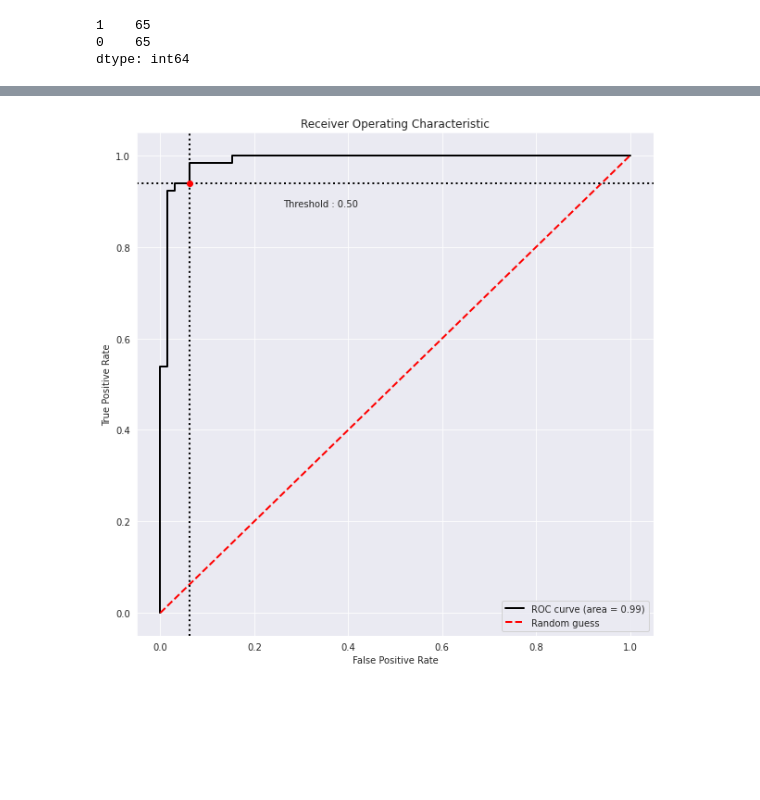
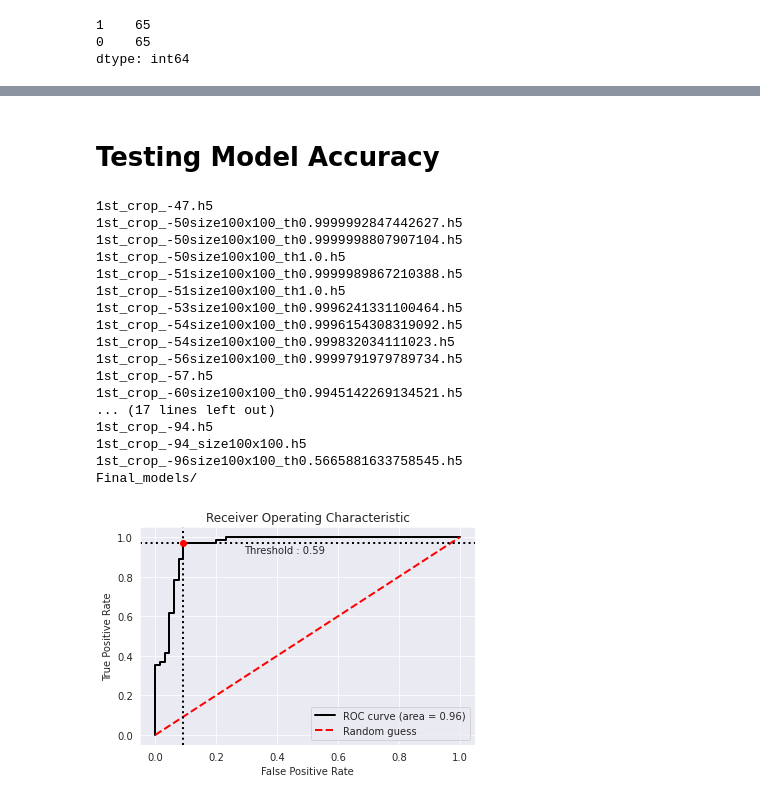
Before and after one commit to robretoarenal/TOV_DataAcquisition, a Jupyter notebook: ML_Cropped_images.ipynb, the cells around one changed output, grey strips where cells are left out. Saved outputs shown, nothing was run; the diff lists cells and outputs as text; code cells hidden in the pictures; blank space fills up the shorter version.

```diff
--- a/ML_Cropped_images.ipynb
+++ b/ML_Cropped_images.ipynb
@@ -141,9 +141,9 @@ for i in range(10):
 # %%
 from sklearn.model_selection import train_test_split
 
-X_train, X_test, y_train, y_test = train_test_split(Images, Labels, test_size=0.33, shuffle = True, random_state = 1)
+unbalanced_X_train, unbalanced_X_test, unbalanced_y_train, unbalanced_y_test = train_test_split(Images, Labels, test_size=0.33, shuffle = True, random_state = 1)
 
-pd.DataFrame(y_train).value_counts()
+pd.DataFrame(unbalanced_y_train).value_counts()
 # %% [output]
 0    212
 1    141
@@ -152,27 +152,27 @@ dtype: int64
 from random import sample
 #prepare training data by sampling
 temp = []
-for idx, label in enumerate(y_train):
+for idx, label in enumerate(unbalanced_y_train):
     if label == 0:
         temp.append(idx)
 
-temp = sample(temp, len([label for label in y_train if label == 1]))
+temp = sample(temp, len([label for label in unbalanced_y_train if label == 1]))
 
 X_data = []
 y_data = []
 
 for idx in temp:
-    X_data.append(X_train[idx])
-    y_data.append(y_train[idx])
+    X_data.append(unbalanced_X_train[idx])
+    y_data.append(unbalanced_y_train[idx])
 
 temp = []
-for idx, label in enumerate(y_train):
+for idx, label in enumerate(unbalanced_y_train):
     if label == 1:
         temp.append(idx)
 
 for idx in temp:
-    X_data.append(X_train[idx])
-    y_data.append(y_train[idx])
+    X_data.append(unbalanced_X_train[idx])
+    y_data.append(unbalanced_y_train[idx])
 
 X_train = np.array(X_data)
 y_train = np.array(y_data)
@@ -188,27 +188,27 @@ pd.DataFrame(y_train).value_counts()
 dtype: int64
 # %%
 temp = []
-for idx, label in enumerate(y_test):
+for idx, label in enumerate(unbalanced_y_test):
     if label == 0:
         temp.append(idx)
 
-temp = sample(temp, len([label for label in y_test if label == 0]))
+temp = sample(temp, len([label for label in unbalanced_y_test if label == 1]))
 
 X_data = []
 y_data = []
 
 for idx in temp:
-    X_data.append(X_test[idx])
-    y_data.append(y_test[idx])
+    X_data.append(unbalanced_X_test[idx])
+    y_data.append(unbalanced_y_test[idx])
 
 temp = []
-for idx, label in enumerate(y_test):
+for idx, label in enumerate(unbalanced_y_test):
     if label == 1:
         temp.append(idx)
 
 for idx in temp:
-    X_data.append(X_test[idx])
-    y_data.append(y_test[idx])
+    X_data.append(unbalanced_X_test[idx])
+    y_data.append(unbalanced_y_test[idx])
 
 X_test = np.array(X_data)
 y_test= np.array(y_data)
@@ -316,15 +349,41 @@ test_loss, test_acc = model.evaluate(Images,  Labels, verbose=2)
+# %% [markdown]
+# Testing Model Accuracy
+# %%
+ls saved_models/
+# %% [output]
+1st_crop_-47.h5
+1st_crop_-50size100x100_th0.9999992847442627.h5
+1st_crop_-50size100x100_th0.9999998807907104.h5
+1st_crop_-50size100x100_th1.0.h5
+1st_crop_-51size100x100_th0.9999989867210388.h5
+1st_crop_-51size100x100_th1.0.h5
+1st_crop_-53size100x100_th0.9996241331100464.h5
+1st_crop_-54size100x100_th0.9996154308319092.h5
+1st_crop_-54size100x100_th0.999832034111023.h5
+1st_crop_-56size100x100_th0.9999791979789734.h5
+1st_crop_-57.h5
+1st_crop_-60size100x100_th0.9945142269134521.h5
+... (17 lines left out)
+1st_crop_-94.h5
+1st_crop_-94_size100x100.h5
+1st_crop_-96size100x100_th0.5665881633758545.h5
+Final_models/
+# %%
+model_name = '1st_crop_-92size100x100_th0.566819429397583.h5'
+save_dir = '/home/khaldoun/Desktop/TOV_DataAcquisition/saved_models/'
+model = load_model(os.path.join(save_dir, model_name))
 # %%
 y_pred = model.predict(X_test)
 # %%
 from plot_metric.functions import BinaryClassification
 
 y_pred = model.predict(X_test)
 # Visualisation with plot_metric
-bc = BinaryClassification(y_test, y_pred, labels=["Class 1", "Class 2"])
+bc = BinaryClassification(y_test, y_pred, labels=["Class 1", "Class 2"] , threshold=0.5873111)
 
 # Figures
-plt.figure(figsize=(10,10))
-bc.plot_roc_curve()
+plt.figure(figsize=(6,4))
+bc.plot_roc_curve( plot_threshold=True)
 plt.show()
 # %% [output]
-[figure, old version]
+[figure, new version]
```
Also changed, not shown: parts of 18 cells of this notebook, 27 other files.
